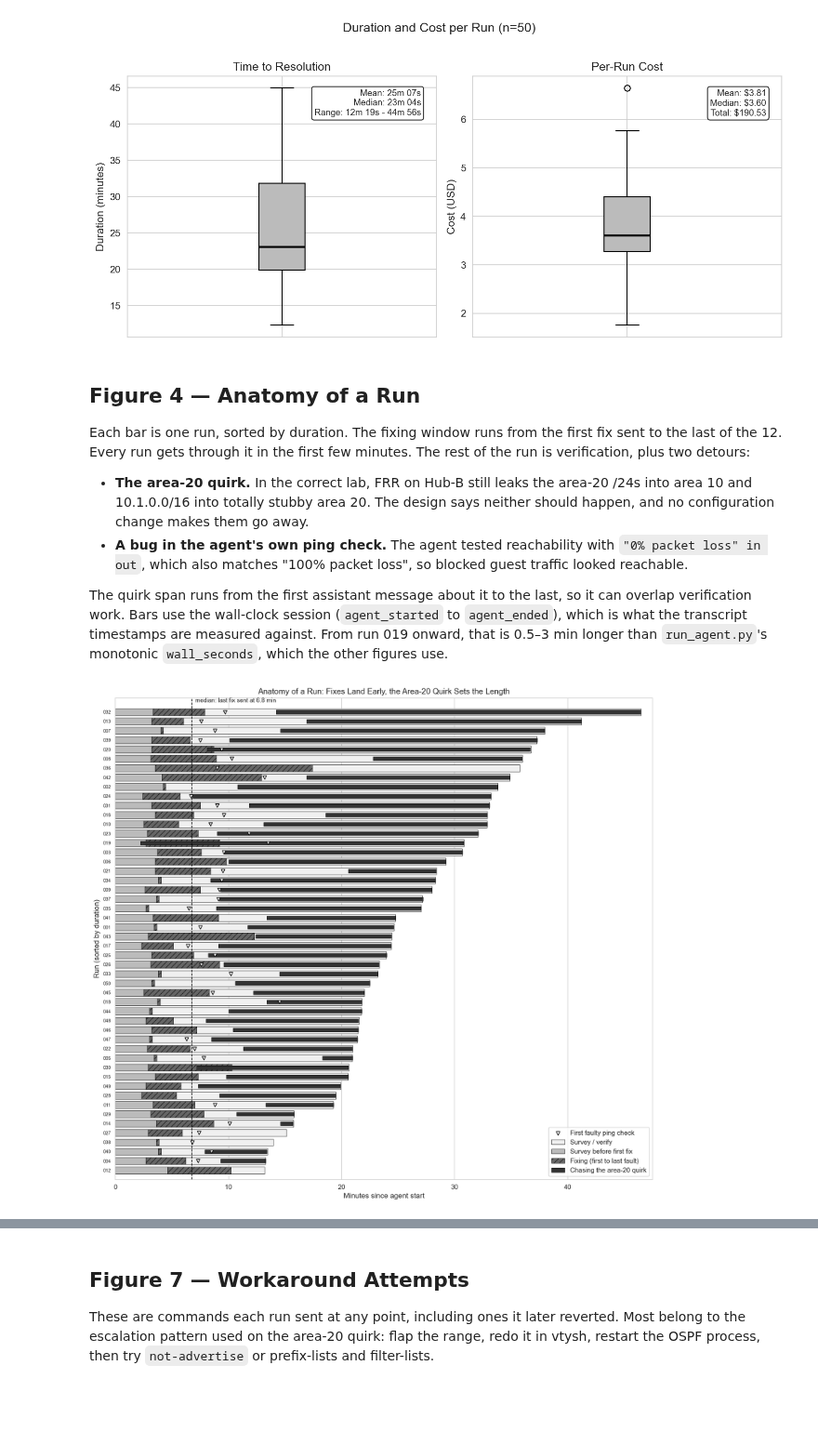
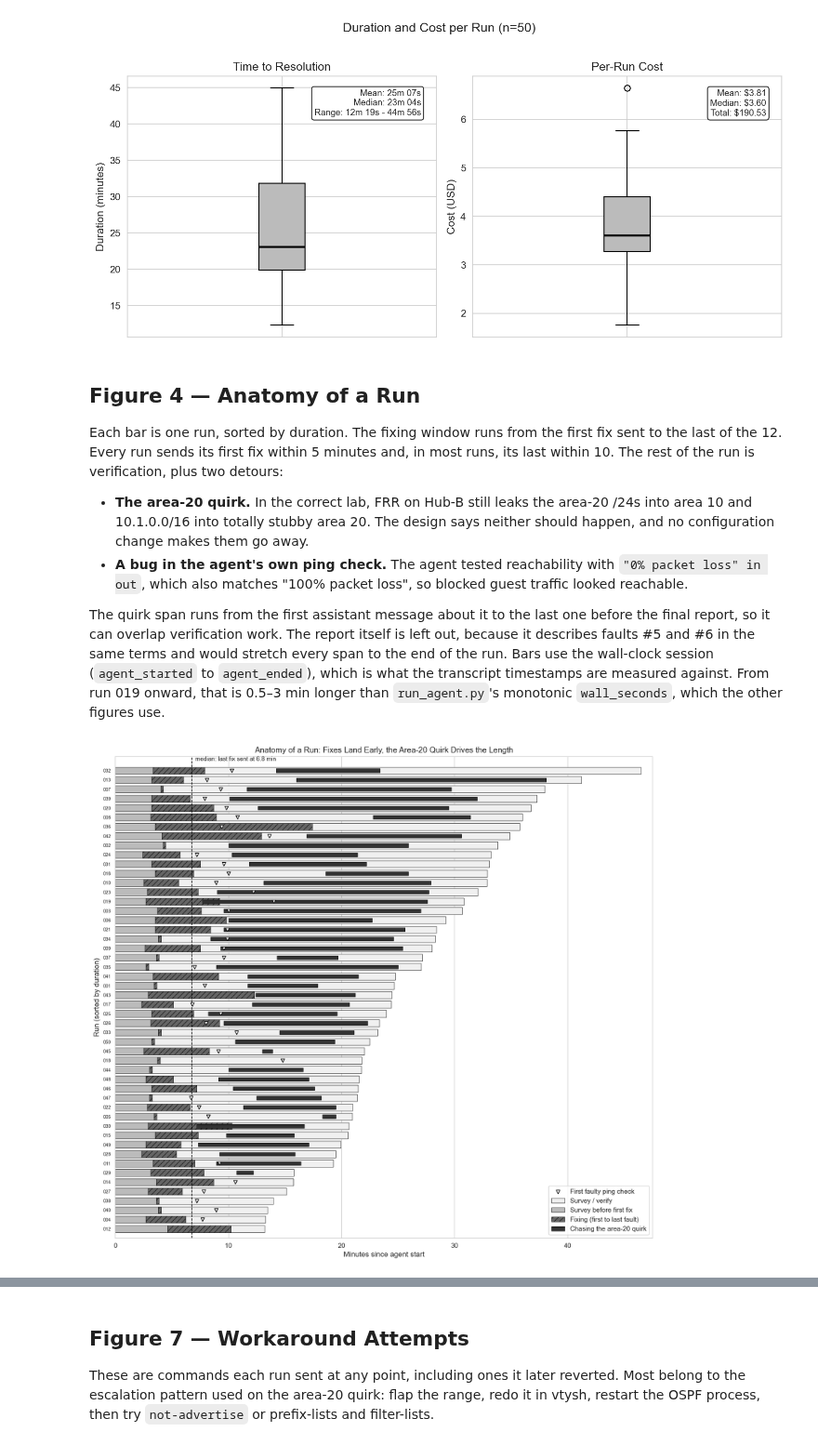
Before and after one commit to Doarte45/LLMnetopsLab, a Jupyter notebook: v2/notebooks/visualize_results.ipynb, the cells around one changed output, grey strips where cells are left out. Shown at 93% size. Cells and saved outputs as stored; diff of their text form; code cells hidden in the pictures; blank space fills up the shorter version.

Commit message:
Update v2 platform versions and refresh run analysis
- Record the RouterOS and Alpine versions used in v2
- Refresh validation metrics, figures, and notebook notes

```diff
--- a/v2/notebooks/visualize_results.ipynb
+++ b/v2/notebooks/visualize_results.ipynb
@@ -206,12 +206,12 @@ plt.show()
 # %% [markdown]
 ## Figure 4 — Anatomy of a Run
 
-Each bar is one run, sorted by duration. The fixing window runs from the first fix sent to the last of the 12. Every run gets through it in the first few minutes. The rest of the run is verification, plus two detours:
+Each bar is one run, sorted by duration. The fixing window runs from the first fix sent to the last of the 12. Every run sends its first fix within 5 minutes and, in most runs, its last within 10. The rest of the run is verification, plus two detours:
 
 - **The area-20 quirk.** In the correct lab, FRR on Hub-B still leaks the area-20 /24s into area 10 and 10.1.0.0/16 into totally stubby area 20. The design says neither should happen, and no configuration change makes them go away.
 - **A bug in the agent's own ping check.** The agent tested reachability with `"0% packet loss" in out`, which also matches "100% packet loss", so blocked guest traffic looked reachable.
 
-The quirk span runs from the first assistant message about it to the last, so it can overlap verification work. Bars use the wall-clock session (`agent_started` to `agent_ended`), which is what the transcript timestamps are measured against. From run 019 onward, that is 0.5–3 min longer than `run_agent.py`'s monotonic `wall_seconds`, which the other figures use.
+The quirk span runs from the first assistant message about it to the last one before the final report, so it can overlap verification work. The report itself is left out, because it describes faults #5 and #6 in the same terms and would stretch every span to the end of the run. Bars use the wall-clock session (`agent_started` to `agent_ended`), which is what the transcript timestamps are measured against. From run 019 onward, that is 0.5–3 min longer than `run_agent.py`'s monotonic `wall_seconds`, which the other figures use.
 # %%
 tl = df.sort_values('session_min').reset_index(drop=True)
 fix_end = tl['fix_minutes'].apply(lambda d: max(d.values()) if d else np.nan)
@@ -222,35 +222,35 @@ y = np.arange(len(tl))
 h = 0.75
 
 ax.barh(y, tl['session_min'], h, color='#f0f0f0', edgecolor='black', linewidth=0.5, label='Survey / verify')
 ax.barh(y, tl['first_fix_min'], h, color='#bbbbbb', edgecolor='black', linewidth=0.5, label='Survey before first fix')
 ax.barh(y, fix_width, h, left=tl['first_fix_min'], color='#666666',
         edgecolor='black', linewidth=0.5, hatch='///', label='Fixing (first to last fault)')
 a20 = (tl['area20_minutes'] > 0).to_numpy()
 ax.barh(y[a20], tl.loc[a20, 'area20_minutes'], h * 0.55, left=tl.loc[a20, 'area20_first_min'],
         color='#333333', edgecolor='black', linewidth=0.5, label='Chasing the area-20 quirk')
 bug = tl['ping_bug_min'].notna().to_numpy()
 ax.scatter(tl.loc[bug, 'ping_bug_min'], y[bug], marker='v', s=28, color='white', edgecolor='black', zorder=5,
            label='First faulty ping check')
 
 ax.set_yticks(y)
 ax.set_yticklabels(tl['run'].str[-3:], fontsize=7)
 ax.set_xlabel('Minutes since agent start')
 ax.set_ylabel('Run (sorted by duration)')
-ax.set_title('Anatomy of a Run: Fixes Land Early, the Area-20 Quirk Sets the Length')
+ax.set_title('Anatomy of a Run: Fixes Land Early, the Area-20 Quirk Drives the Length')
 ax.set_xlim(0, tl['session_min'].max() + 1)
 ax.set_ylim(-1, len(tl) + 0.5)
 ax.legend(loc='lower right', frameon=True)
 ax.grid(axis='y', visible=False)
 
 med_fix = fix_end.median()
 ax.axvline(med_fix, color='black', linestyle='--', linewidth=1)
 ax.text(med_fix + 0.3, len(tl) - 0.1, f'median: last fix sent at {med_fix:.1f} min', fontsize=9, va='bottom')
 
 plt.tight_layout()
 all_figures.append(('fig4_run_anatomy', fig))
 plt.show()
 # %% [output]
-[figure, old version]
+[figure, new version]
 # %% [markdown]
 ## Figure 5 — Run Duration vs. Time Spent on the Area-20 Quirk
 
```
Also changed, not shown: parts of 9 cells of this notebook, 9 other files.
